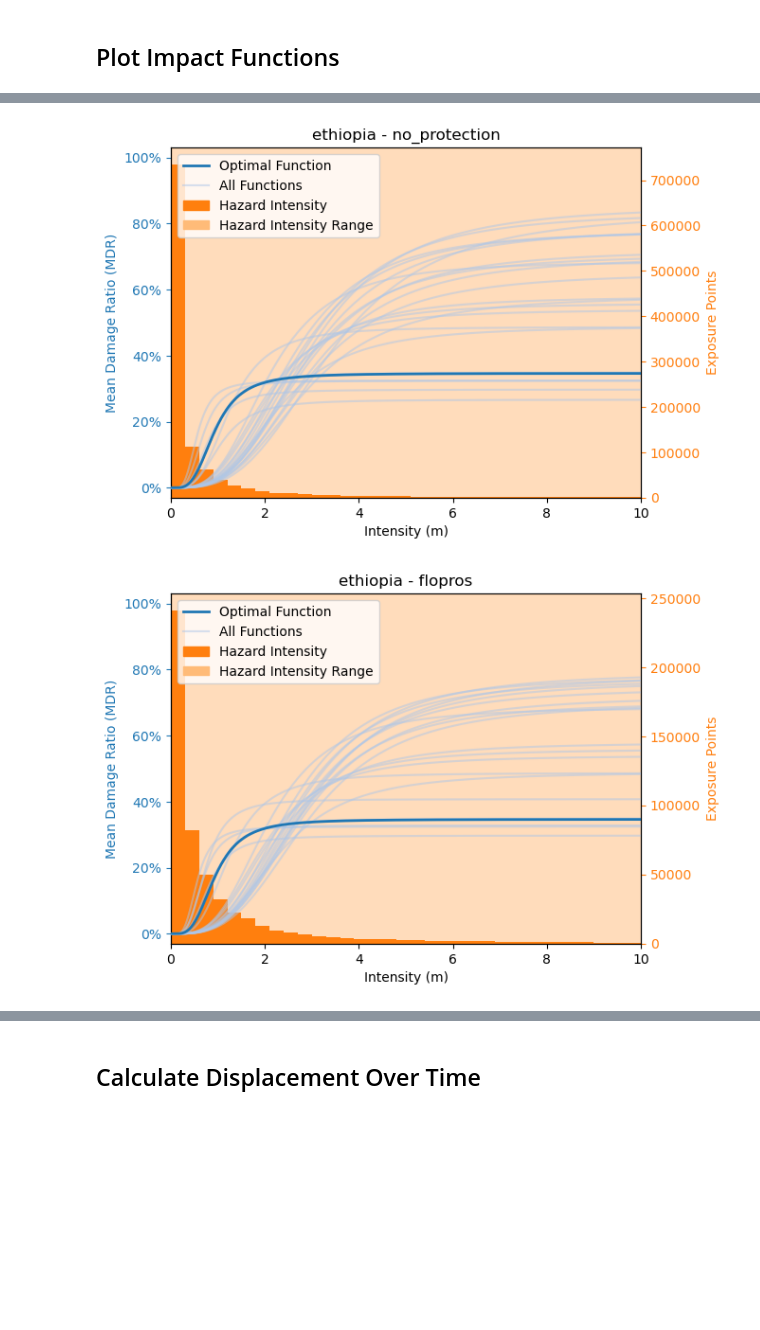
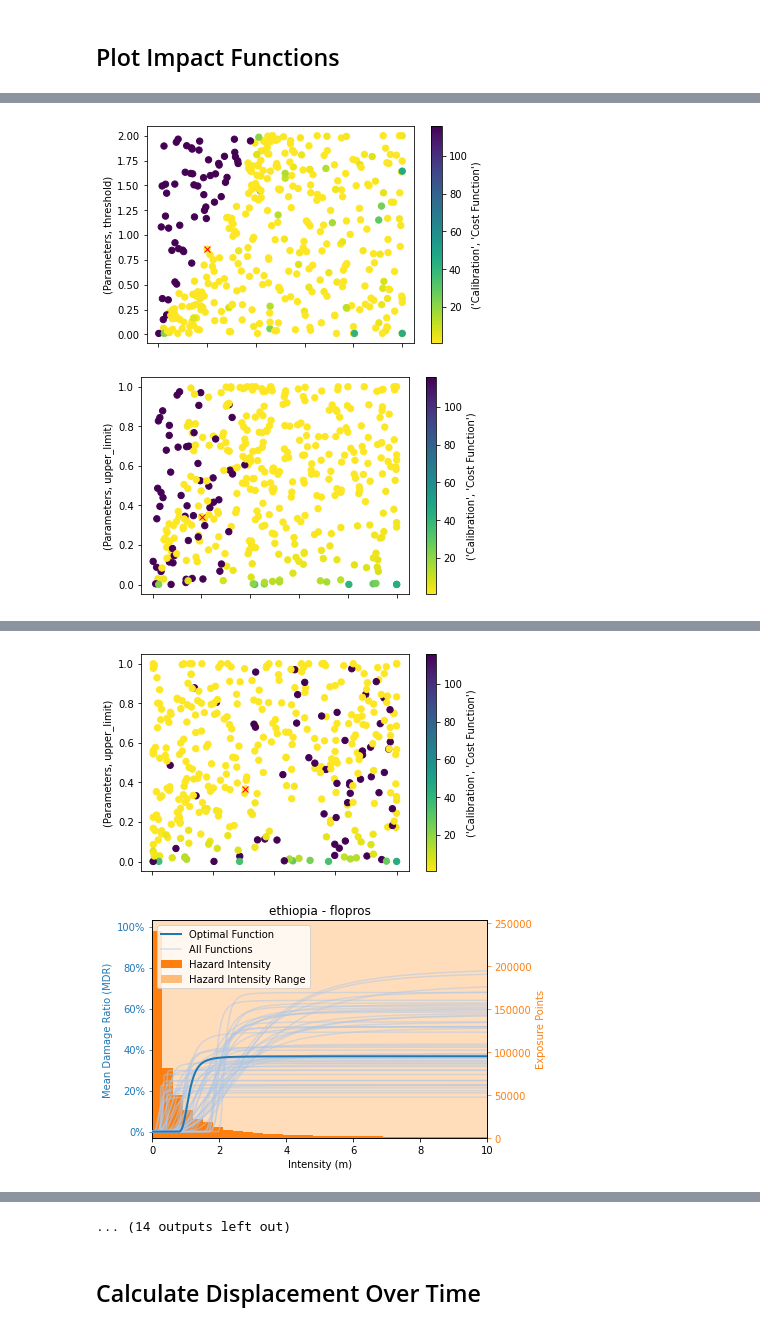
Before and after one commit to peanutfun/displacement-mip, a Jupyter notebook: evaluation.ipynb, the cells around one changed output, grey strips where cells are left out. Cells and saved outputs as stored; diff of their text form; code cells hidden in the pictures; blank space fills up the shorter version.

```diff
--- a/evaluation.ipynb
+++ b/evaluation.ipynb
@@ -8,7 +10,8 @@ ImportError: cannot import name 'BayesianOptimizer' from 'climada.util.calibrate
 ## Plot Impact Functions
 # %%
 from itertools import product
-import pandas as pd
+import pandas
+import matplotlib.colors as mcolors
 
 from climada.util.calibrate import BayesianOptimizerOutputEvaluator
 from climada.util.calibrate.bayesian_optimizer import (
@@ -33,8 +36,9 @@ for ctry, prot in product(countries, protection):
     # )
 
     output = BayesianOptimizerOutput.from_hdf5(
-        f"data/generated/{ctry}/calibration/sigmoid-pspace-{prot}.h5"
+        f"data/generated/{ctry}/sigmoid_all/pspace-{prot}.h5"
     )
+    output.plot_p_space()
     out_eval = BayesianOptimizerOutputEvaluator(inp, output)
     ax = out_eval.plot_impf_variability(
         p_space_df=select_best(output.p_space_to_dataframe(), 0.1),
@@ -64,2 +73,2 @@ Creating input
-[figure, old version]
+[figure, new version]
-[figure, old version]
+[figure, new version]
@@ -69,0 +79,2 @@ Creating input
+[figure, added]
+[figure, added]
@@ -70,3 +83,4 @@ Creating input
+... (14 outputs left out)
 # %% [markdown]
 ## Calculate Displacement Over Time
 # %%
```
Also changed, not shown: parts of 18 cells of this notebook.
